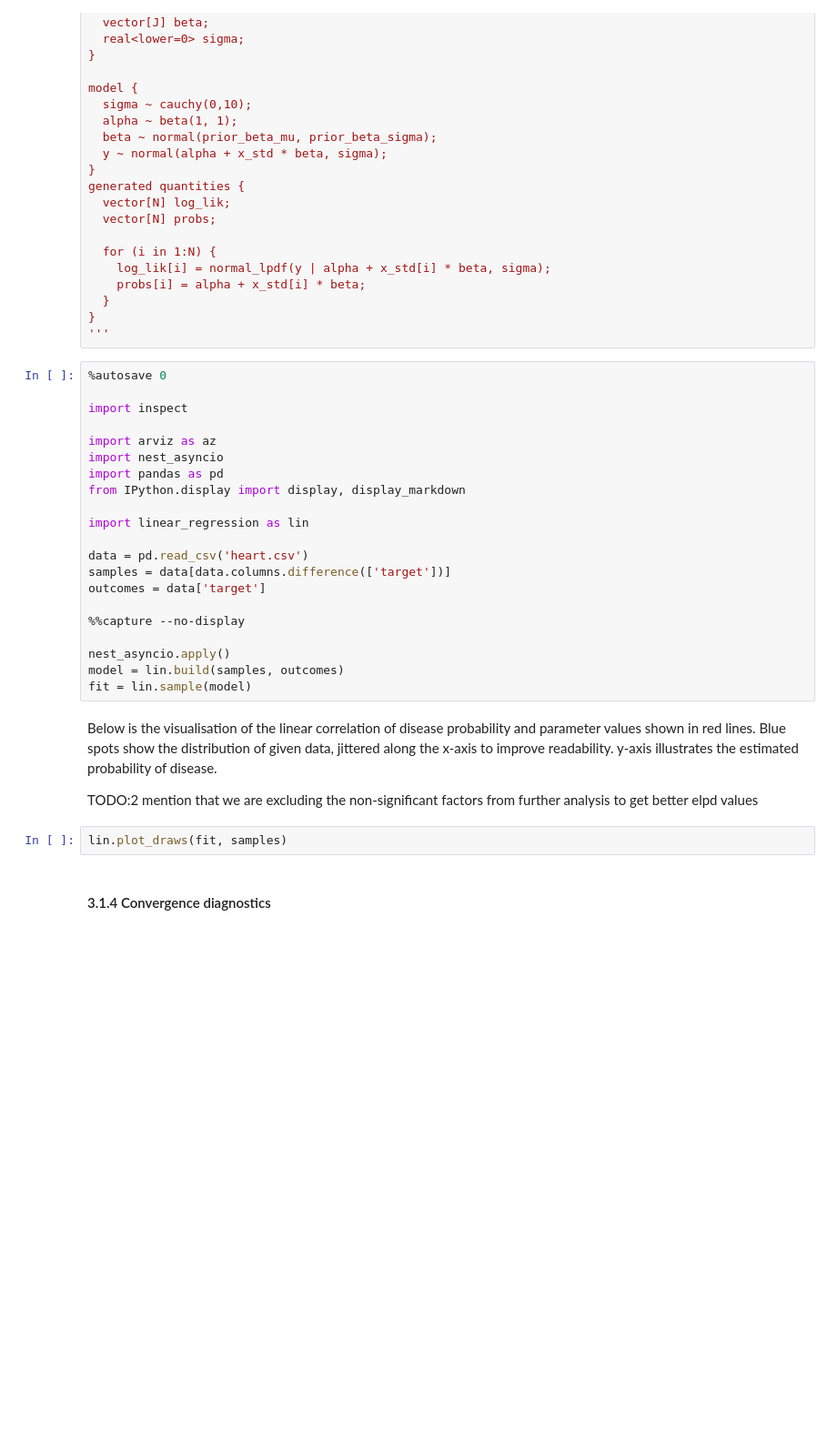
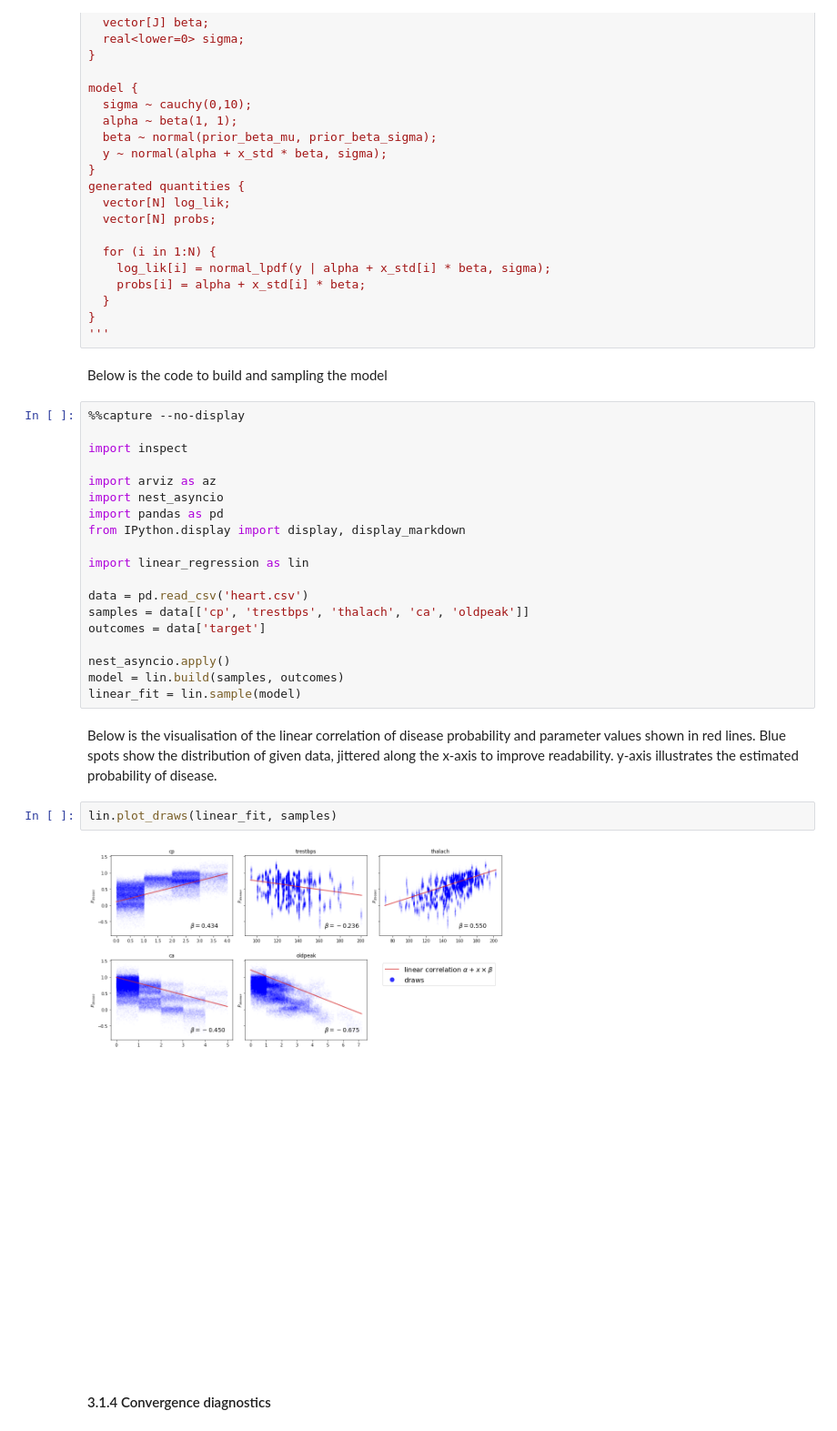
Before and after one commit to mshavliuk/BDA_project, a Jupyter notebook: bda_project_report.ipynb, the cells around one changed output. Shown at 91% size. Cells and saved outputs as stored; diff of their text form; blank space fills up the shorter version.

```diff
--- a/bda_project_report.ipynb
+++ b/bda_project_report.ipynb
@@ -118,8 +116,10 @@ generated quantities {
   }
 }
 '''
+# %% [markdown]
+Below is the code to build and sampling the model
 # %%
-%autosave 0
+%%capture --no-display
 
 import inspect
 
@@ -131,20 +131,18 @@ from IPython.display import display, display_markdown
 import linear_regression as lin
 
 data = pd.read_csv('heart.csv')
-samples = data[data.columns.difference(['target'])]
+samples = data[['cp', 'trestbps', 'thalach', 'ca', 'oldpeak']]
 outcomes = data['target']
-
-%%capture --no-display
 
 nest_asyncio.apply()
 model = lin.build(samples, outcomes)
-fit = lin.sample(model)
+linear_fit = lin.sample(model)
 # %% [markdown]
 Below is the visualisation of the linear correlation of disease probability and parameter values shown in red lines. Blue spots show the distribution of given data, jittered along the x-axis to improve readability. y-axis illustrates the estimated probability of disease.
-
-TODO:2 mention that we are excluding the non-significant factors from further analysis to get better elpd values
 # %%
-lin.plot_draws(fit, samples)
+lin.plot_draws(linear_fit, samples)
+# %% [output]
+[figure, added]
 # %% [markdown]
 #### 3.1.4 Convergence diagnostics
 # %%
```
Also changed, not shown: parts of 13 cells of this notebook.
